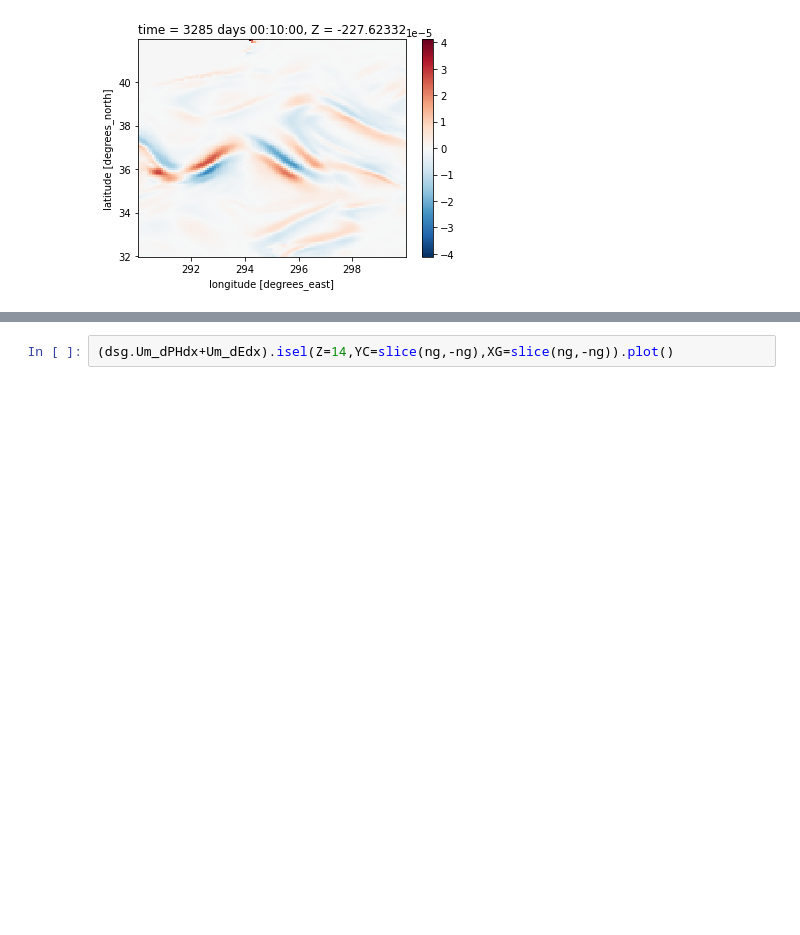
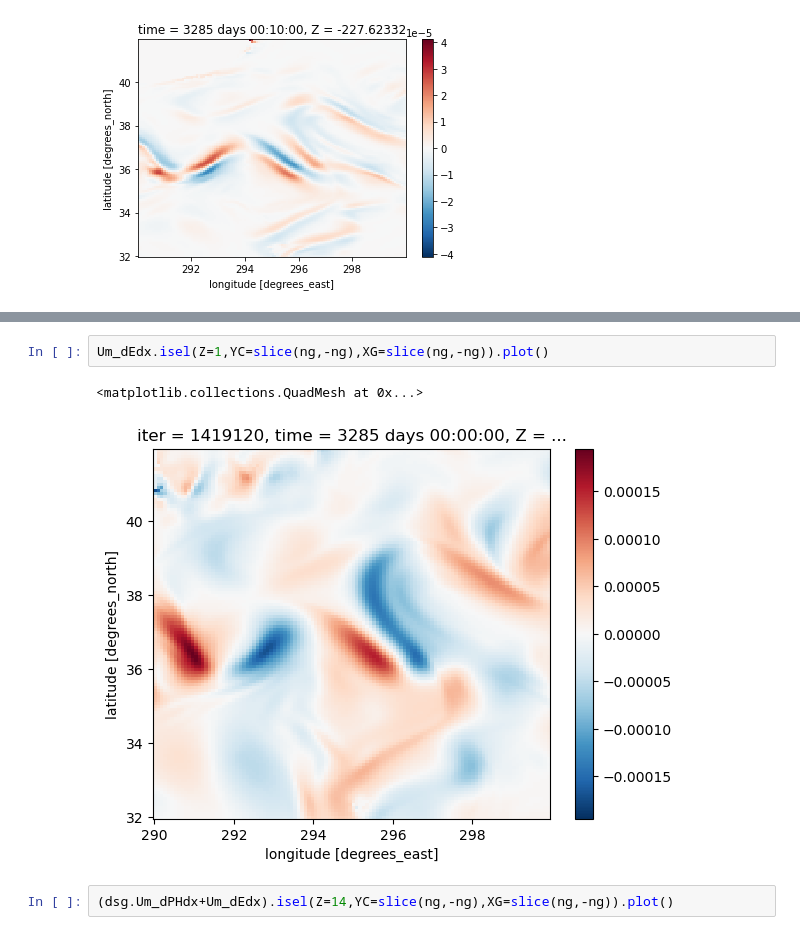
Before and after one commit to roxyboy/NA-wavelet-notes, a Jupyter notebook: MomBudget.ipynb, the cells around one changed output, grey strips where cells are left out. Cells and saved outputs as stored; diff of their text form; blank space fills up the shorter version.

```diff
--- a/MomBudget.ipynb
+++ b/MomBudget.ipynb
@@ -295,3 +314,8 @@ Um_dEdx.isel(Z=14,YC=slice(ng,-ng),XG=slice(ng,-ng)).plot()
+# %%
+Um_dEdx.isel(Z=1,YC=slice(ng,-ng),XG=slice(ng,-ng)).plot()
+# %% [output]
+<matplotlib.collections.QuadMesh at 0x...>
+[figure, added]
 # %%
 (dsg.Um_dPHdx+Um_dEdx).isel(Z=14,YC=slice(ng,-ng),XG=slice(ng,-ng)).plot()
 # %% [output]
```
Also changed, not shown: parts of 14 cells of this notebook, 21 other files.
